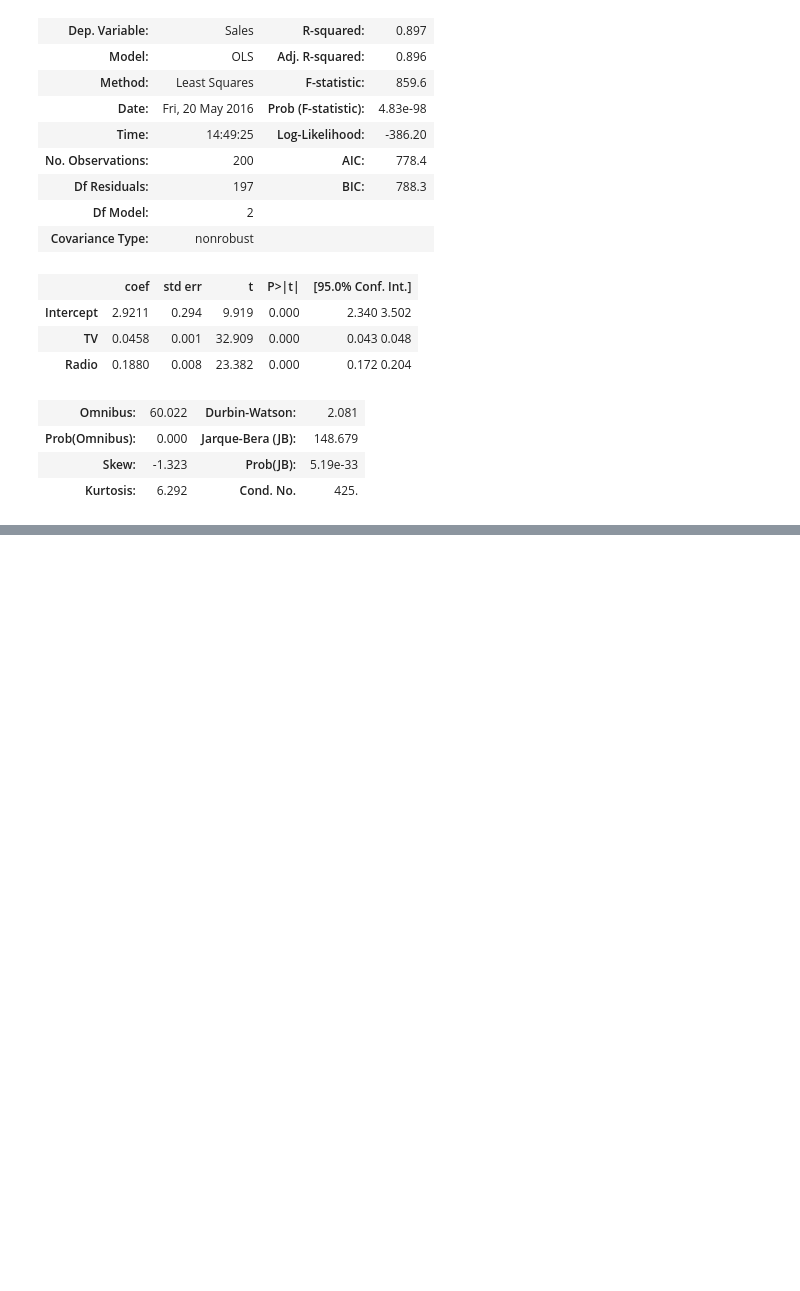
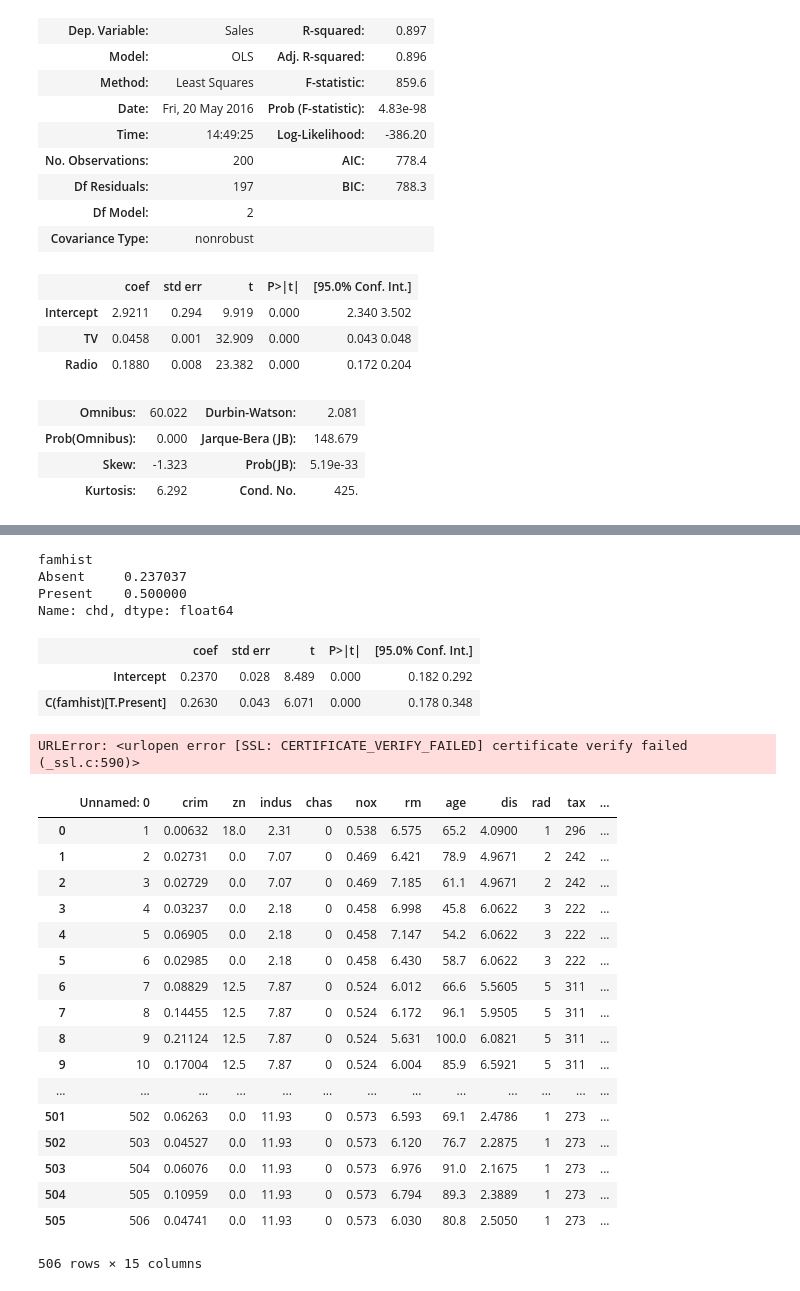
Before and after one commit to cdorman1/Data_Science, a Jupyter notebook: multiple_regression.ipynb, the cells around one changed output, grey strips where cells are left out. Drawn from its saved outputs; the diff is of its cells as text; code cells hidden in the pictures; blank space fills up the shorter version.

```diff
--- a/multiple_regression.ipynb
+++ b/multiple_regression.ipynb
@@ -34,0 +51,8 @@ OLS Regression Results
+# %%
+# copute percentage of chronic hear disease for famhist
+y.groupby(X.famhist).mean()
+# %% [output]
+famhist
+Absent     0.237037
+Present    0.500000
+Name: chd, dtype: float64
@@ -34,0 +66,19 @@ OLS Regression Results
+# %%
+from IPython.core.display import HTML
+def short_summary(est):
+    return HTML(est.summary().tables[1].as_html())
+
+est = smf.ols(formula='chd ~ C(famhist)', data=df).fit()
+short_summary(est)
+# %% [output]
+|  | coef | std err | t | P>|t| | [95.0% Conf. Int.] |
+| Intercept | 0.2370 | 0.028 | 8.489 | 0.000 | 0.182 0.292 |
+| C(famhist)[T.Present] | 0.2630 | 0.043 | 6.071 | 0.000 | 0.178 0.348 |
+# %%
+df = pd.read_csv('https://raw2.github.com/statsmodels/statsmodels/master/'
+                 'statsmodels/datasets/randhie/src/randhie.csv')
+df["logincome"] = np.log1p(df.income)
+
+df[['mdvis', 'logincome', 'hlthp']].tail()
+# %% [output]
+URLError: <urlopen error [SSL: CERTIFICATE_VERIFY_FAILED] certificate verify failed (_ssl.c:590)>
@@ -34,0 +88,21 @@ OLS Regression Results
+# %%
+df
+# %% [output]
+|  | Unnamed: 0 | crim | zn | indus | chas | nox | rm | age | dis | rad | tax | ... |
+| 0 | 1 | 0.00632 | 18.0 | 2.31 | 0 | 0.538 | 6.575 | 65.2 | 4.0900 | 1 | 296 | ... |
+| 1 | 2 | 0.02731 | 0.0 | 7.07 | 0 | 0.469 | 6.421 | 78.9 | 4.9671 | 2 | 242 | ... |
+| 2 | 3 | 0.02729 | 0.0 | 7.07 | 0 | 0.469 | 7.185 | 61.1 | 4.9671 | 2 | 242 | ... |
+| 3 | 4 | 0.03237 | 0.0 | 2.18 | 0 | 0.458 | 6.998 | 45.8 | 6.0622 | 3 | 222 | ... |
+| 4 | 5 | 0.06905 | 0.0 | 2.18 | 0 | 0.458 | 7.147 | 54.2 | 6.0622 | 3 | 222 | ... |
+| 5 | 6 | 0.02985 | 0.0 | 2.18 | 0 | 0.458 | 6.430 | 58.7 | 6.0622 | 3 | 222 | ... |
+| 6 | 7 | 0.08829 | 12.5 | 7.87 | 0 | 0.524 | 6.012 | 66.6 | 5.5605 | 5 | 311 | ... |
+| 7 | 8 | 0.14455 | 12.5 | 7.87 | 0 | 0.524 | 6.172 | 96.1 | 5.9505 | 5 | 311 | ... |
+| 8 | 9 | 0.21124 | 12.5 | 7.87 | 0 | 0.524 | 5.631 | 100.0 | 6.0821 | 5 | 311 | ... |
+| 9 | 10 | 0.17004 | 12.5 | 7.87 | 0 | 0.524 | 6.004 | 85.9 | 6.5921 | 5 | 311 | ... |
+| ... | ... | ... | ... | ... | ... | ... | ... | ... | ... | ... | ... | ... |
+| 501 | 502 | 0.06263 | 0.0 | 11.93 | 0 | 0.573 | 6.593 | 69.1 | 2.4786 | 1 | 273 | ... |
+| 502 | 503 | 0.04527 | 0.0 | 11.93 | 0 | 0.573 | 6.120 | 76.7 | 2.2875 | 1 | 273 | ... |
+| 503 | 504 | 0.06076 | 0.0 | 11.93 | 0 | 0.573 | 6.976 | 91.0 | 2.1675 | 1 | 273 | ... |
+| 504 | 505 | 0.10959 | 0.0 | 11.93 | 0 | 0.573 | 6.794 | 89.3 | 2.3889 | 1 | 273 | ... |
+| 505 | 506 | 0.04741 | 0.0 | 11.93 | 0 | 0.573 | 6.030 | 80.8 | 2.5050 | 1 | 273 | ... |
+506 rows × 15 columns
```
Also changed, not shown: parts of 4 cells of this notebook.
